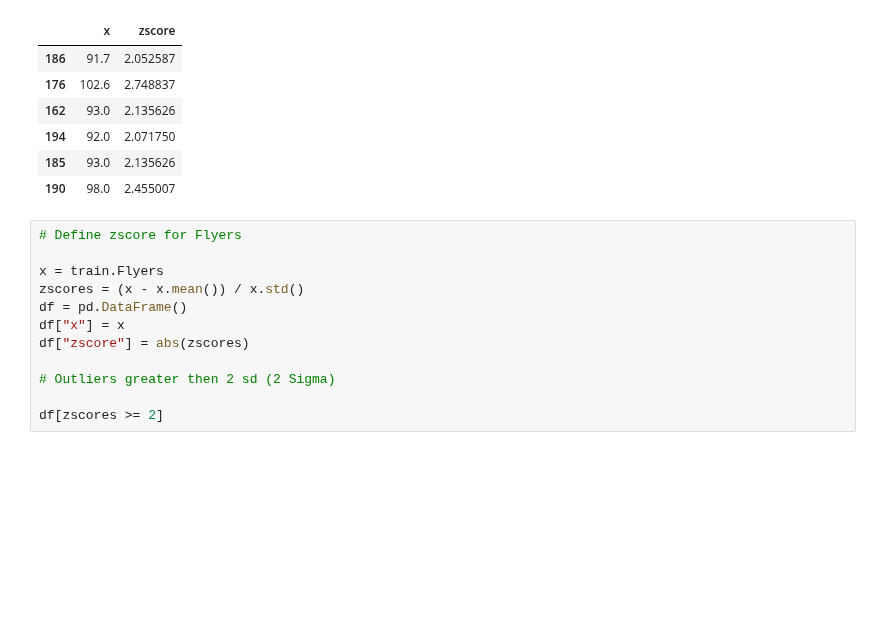
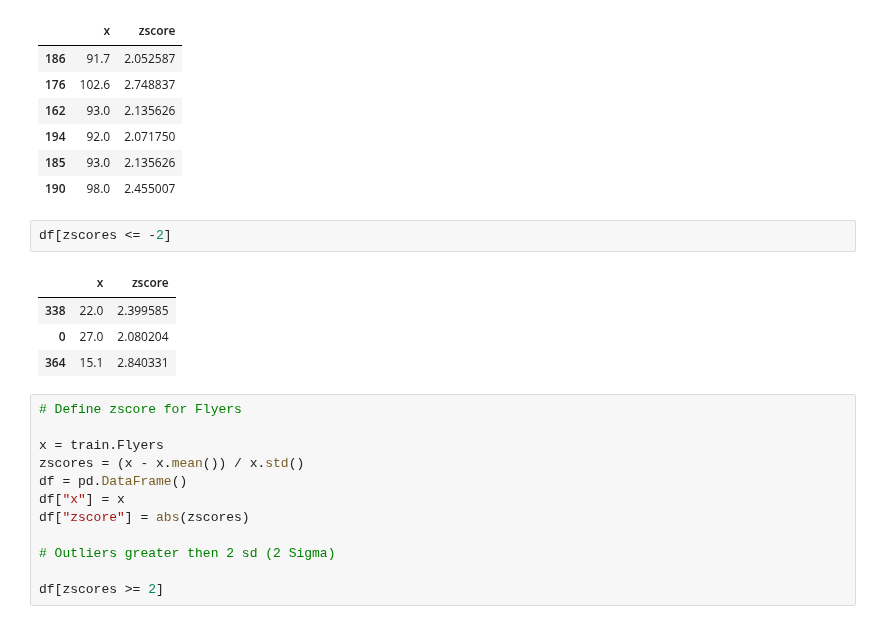
Before and after one commit to CSolitaire/anomaly-detection-exercises, a Jupyter notebook: continuous_probabilistic_methods.ipynb, the cells around one changed output. Drawn from its saved outputs; the diff is of its cells as text; blank space fills up the shorter version.

```diff
--- a/continuous_probabilistic_methods.ipynb
+++ b/continuous_probabilistic_methods.ipynb
@@ -291,6 +291,13 @@ df[zscores >= 2]
 | 194 | 92.0 | 2.071750 |
 | 185 | 93.0 | 2.135626 |
 | 190 | 98.0 | 2.455007 |
+# %%
+df[zscores <= -2]
+# %% [output]
+|  | x | zscore |
+| 338 | 22.0 | 2.399585 |
+| 0 | 27.0 | 2.080204 |
+| 364 | 15.1 | 2.840331 |
 # %%
 # Define zscore for Flyers
 
```
Also changed, not shown: parts of 5 cells of this notebook.
